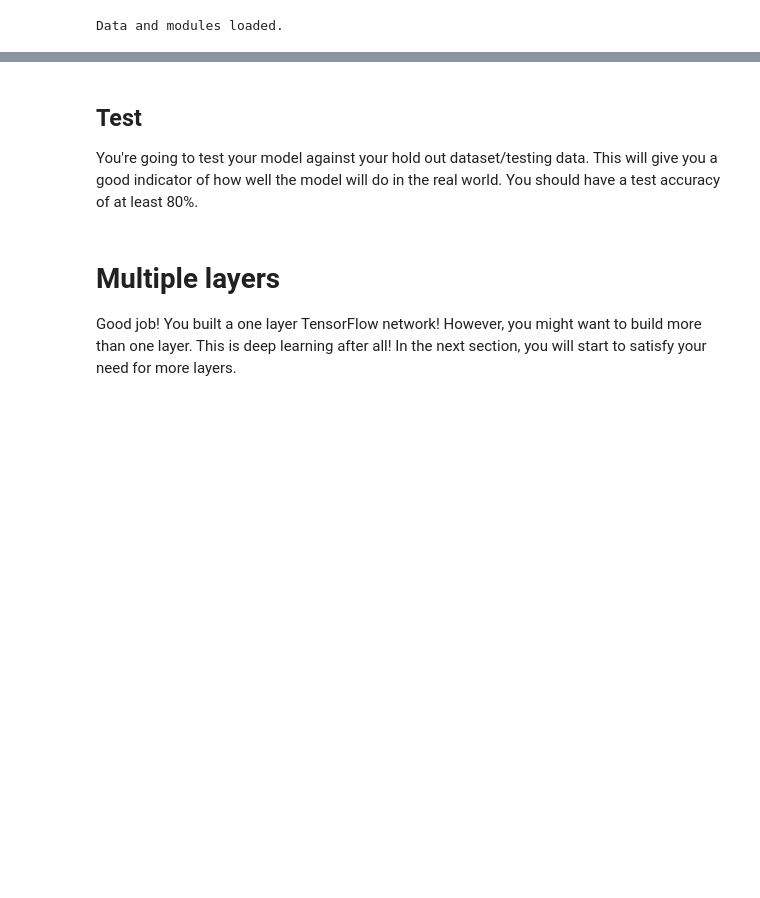
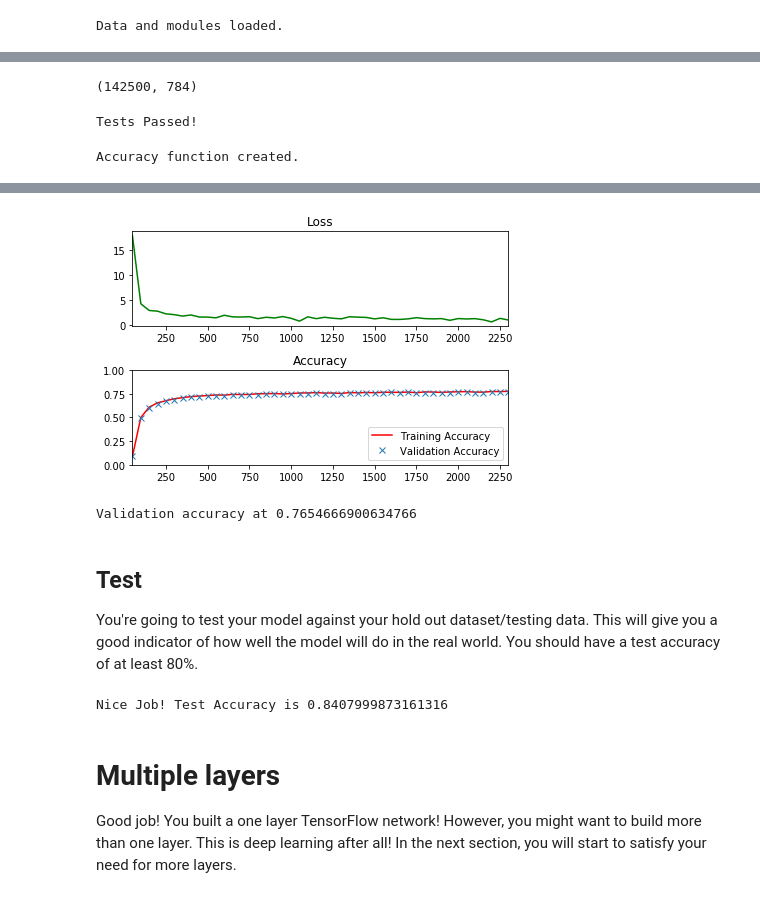
Before and after one commit to shivamdubey7466/Intro_to_tensorflow, a Jupyter notebook: Sol_intro_to_tensorflow.ipynb, the cells around one changed output, grey strips where cells are left out. Cells and saved outputs as stored; diff of their text form; code cells hidden in the pictures; blank space fills up the shorter version.

Commit message:
Project completed with nice overview and Handson tensorflow 2.0on creating single layer neural network

```diff
--- a/Sol_intro_to_tensorflow.ipynb
+++ b/Sol_intro_to_tensorflow.ipynb
@@ -269,6 +268,10 @@ For the neural network to train on your data, you need the following <a href="ht
     - See <a href="https://www.tensorflow.org/api_docs/python/constant_op.html#zeros"> `tf.zeros()` documentation</a> for help.
 
 *If you're having trouble solving problem 2, review "TensorFlow Linear Function" section of the class.  If that doesn't help, the solution for this problem is available [here](intro_to_tensorflow_solution.ipynb).*
+# %%
+train_features.shape
+# %% [output]
+(142500, 784)
 # %%
 # All the pixels in the image (28 * 28 = 784)
 features_count = 784
@@ -276,12 +279,14 @@ features_count = 784
 labels_count = 10
 
 # TODO: Set the features and labels tensors
-# features =
-# labels =
+tf.compat.v1.disable_eager_execution()
+
+features = tf.compat.v1.placeholder(dtype=tf.float32)
+labels = tf.compat.v1.placeholder(dtype=tf.float32)
 
 # TODO: Set the weights and biases tensors
-# weights =
-# biases =
+weights = tf.Variable(tf.random.truncated_normal((features_count,labels_count)))
+biases =  tf.Variable(tf.zeros(labels_count))
 
 
 
@@ -295,14 +300,14 @@ assert labels._op.name.startswith('Placeholder'), 'labels must be a placeholder'
 assert isinstance(weights, Variable), 'weights must be a TensorFlow variable'
 assert isinstance(biases, Variable), 'biases must be a TensorFlow variable'
 
-assert features._shape == None or (\
-    features._shape.dims[0].value is None and\
-    features._shape.dims[1].value in [None, 784]), 'The shape of features is incorrect'
-assert labels._shape  == None or (\
-    labels._shape.dims[0].value is None and\
-    labels._shape.dims[1].value in [None, 10]), 'The shape of labels is incorrect'
-assert weights._variable._shape == (784, 10), 'The shape of weights is incorrect'
-assert biases._variable._shape == (10), 'The shape of biases is incorrect'
+assert features.shape == None or (\
+    features.shape.dims[0].value is None and\
+    features.shape.dims[1].value in [None, 784]), 'The shape of features is incorrect'
+assert labels.shape  == None or (\
+    labels.shape.dims[0].value is None and\
+    labels.shape.dims[1].value in [None, 10]), 'The shape of labels is incorrect'
+#assert weights._variable._shape == (784, 10), 'The shape of weights is incorrect'
+#assert biases._variable._shape == (10), 'The shape of biases is incorrect'
 
 assert features._dtype == tf.float32, 'features must be type float32'
 assert labels._dtype == tf.float32, 'labels must be type float32'
@@ -318,16 +323,16 @@ logits = tf.matmul(features, weights) + biases
 prediction = tf.nn.softmax(logits)
 
 # Cross entropy
-cross_entropy = -tf.reduce_sum(labels * tf.log(prediction), reduction_indices=1)
+cross_entropy = -tf.compat.v1.reduce_sum(labels * tf.math.log(prediction), reduction_indices=1)
 
 # Training loss
 loss = tf.reduce_mean(cross_entropy)
 
 # Create an operation that initializes all variables
-init = tf.global_variables_initializer()
+init = tf.compat.v1.global_variables_initializer()
 
 # Test Cases
-with tf.Session() as session:
+with tf.compat.v1.Session() as session:
     session.run(init)
     session.run(loss, feed_dict=train_feed_dict)
     session.run(loss, feed_dict=valid_feed_dict)
@@ -337,13 +342,17 @@ with tf.Session() as session:
 assert not np.count_nonzero(biases_data), 'biases must be zeros'
 
 print('Tests Passed!')
+# %% [output]
+Tests Passed!
 # %%
 # Determine if the predictions are correct
 is_correct_prediction = tf.equal(tf.argmax(prediction, 1), tf.argmax(labels, 1))
 # Calculate the accuracy of the predictions
-accuracy = tf.reduce_mean(tf.cast(is_correct_prediction, tf.float32))
+accuracy = tf.compat.v1.reduce_mean(tf.cast(is_correct_prediction, tf.float32))
 
 print('Accuracy function created.')
+# %% [output]
+Accuracy function created.
 # %% [markdown]
 <img src="image/Learn_Rate_Tune_Image.png" style="height: 70%;width: 70%">
 ## Problem 3
@@ -377,14 +386,14 @@ The code will print out a Loss and Accuracy graph, so you can see how well the n
 batch_size = 128
 
 # TODO: Find the best parameters for each configuration
-# epochs =
-# learning_rate =
+epochs = 2
+learning_rate = 0.2
 
 
 
 ### DON'T MODIFY ANYTHING BELOW ###
 # Gradient Descent
-optimizer = tf.train.GradientDescentOptimizer(learning_rate).minimize(loss)
+optimizer = tf.compat.v1.train.GradientDescentOptimizer(learning_rate).minimize(loss)
 
 # The accuracy measured against the validation set
 validation_accuracy = 0.0
@@ -396,7 +405,7 @@ loss_batch = []
 train_acc_batch = []
 valid_acc_batch = []
 
-with tf.Session() as session:
+with tf.compat.v1.Session() as session:
     session.run(init)
     batch_count = int(math.ceil(len(train_features)/batch_size))
 
@@ -421,33 +430,36 @@ with tf.Session() as session:
             if not batch_i % log_batch_step:
                 # Calculate Training and Validation accuracy
                 training_accuracy = session.run(accuracy, feed_dict=train_feed_dict)
                 validation_accuracy = session.run(accuracy, feed_dict=valid_feed_dict)
 
                 # Log batches
                 previous_batch = batches[-1] if batches else 0
                 batches.append(log_batch_step + previous_batch)
                 loss_batch.append(l)
                 train_acc_batch.append(training_accuracy)
                 valid_acc_batch.append(validation_accuracy)
 
         # Check accuracy against Validation data
         validation_accuracy = session.run(accuracy, feed_dict=valid_feed_dict)
 
 loss_plot = plt.subplot(211)
 loss_plot.set_title('Loss')
 loss_plot.plot(batches, loss_batch, 'g')
 loss_plot.set_xlim([batches[0], batches[-1]])
 acc_plot = plt.subplot(212)
 acc_plot.set_title('Accuracy')
 acc_plot.plot(batches, train_acc_batch, 'r', label='Training Accuracy')
 acc_plot.plot(batches, valid_acc_batch, 'x', label='Validation Accuracy')
 acc_plot.set_ylim([0, 1.0])
 acc_plot.set_xlim([batches[0], batches[-1]])
 acc_plot.legend(loc=4)
 plt.tight_layout()
 plt.show()
 
 print('Validation accuracy at {}'.format(validation_accuracy))
+# %% [output]
+[figure, added]
+Validation accuracy at 0.7654666900634766
 # %% [markdown]
 ## Test
 You're going to test your model against your hold out dataset/testing data.  This will give you a good indicator of how well the model will do in the real world.  You should have a test accuracy of at least 80%.
@@ -456,7 +468,7 @@ You're going to test your model against your hold out dataset/testing data.  Thi
 # The accuracy measured against the test set
 test_accuracy = 0.0
 
-with tf.Session() as session:
+with tf.compat.v1.Session() as session:
 
     session.run(init)
     batch_count = int(math.ceil(len(train_features)/batch_size))
@@ -482,6 +494,8 @@ with tf.Session() as session:
 
 assert test_accuracy >= 0.80, 'Test accuracy at {}, should be equal to or greater than 0.80'.format(test_accuracy)
 print('Nice Job! Test Accuracy is {}'.format(test_accuracy))
+# %% [output]
+Nice Job! Test Accuracy is 0.8407999873161316
 # %% [markdown]
 # Multiple layers
 Good job!  You built a one layer TensorFlow network!  However, you might want to build more than one layer.  This is deep learning after all!  In the next section, you will start to satisfy your need for more layers.
```
Also changed, not shown: parts of 1 cell of this notebook, 1 other file.
